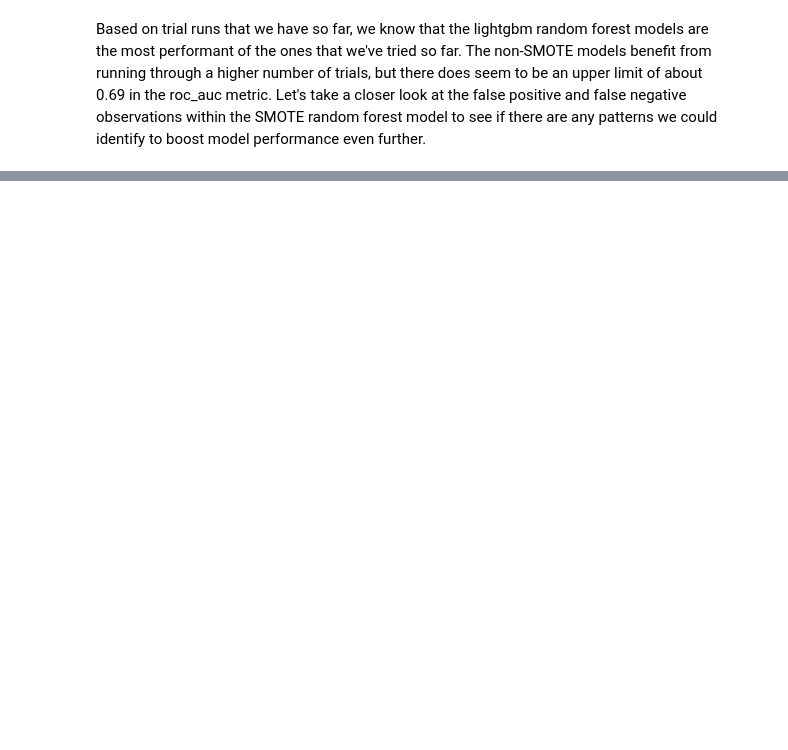
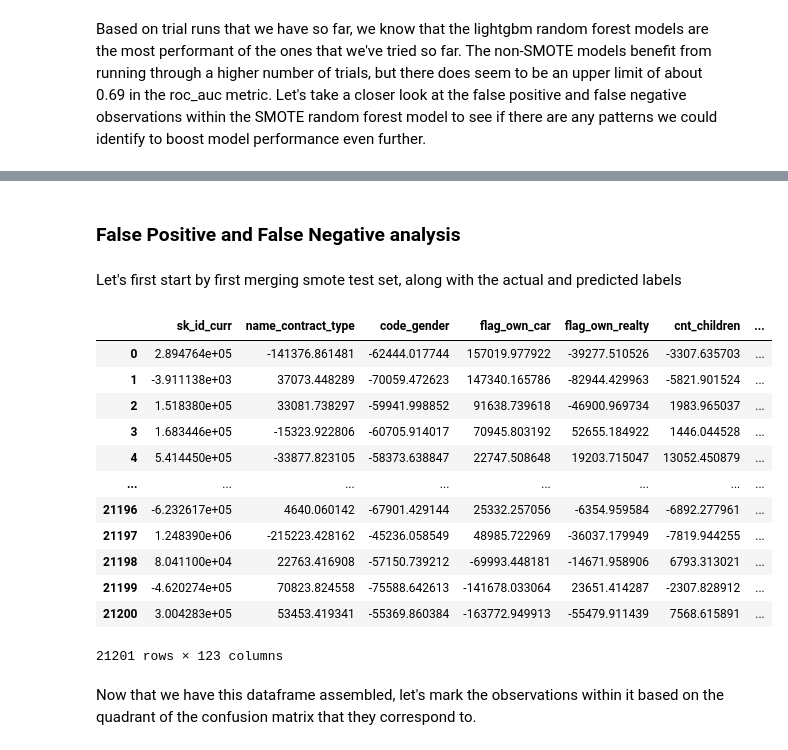
Before and after one commit to lrobin42/Home_Credit_Default_Prediction, a Jupyter notebook: default_prediction.ipynb, the cells around one changed output, grey strips where cells are left out. Drawn from its saved outputs; the diff is of its cells as text; code cells hidden in the pictures; blank space fills up the shorter version.

```diff
--- a/default_prediction.ipynb
+++ b/default_prediction.ipynb
@@ -392,2 +398,13 @@ model_performance
 # %% [markdown]
 Based on trial runs that we have so far, we know that the lightgbm random forest models are the most performant of the ones that we've tried so far. The non-SMOTE models benefit from running through a higher number of trials, but there does seem to be an upper limit of about 0.69 in the roc_auc metric. Let's take a closer look at the false positive and false negative observations within the SMOTE random forest model to see if there are any patterns we could identify to boost model performance even further.
+# %%
+params: dict = replicate_classifier_tuning(
+    "lgbm_rf", x, y, study_name="lgbm_rf_v2", n_trials=1
+)
+
+lgbm_rf_v2_clf = LGBMClassifier(**params)
+lgbm_rf_v2_clf.fit(smote_x_train, smote_y_train)
+predictions: NDArray = lgbm_rf_v2_clf.predict(smote_x_test)
+
+
+calculate_model_statistics(smote_y_test, predictions)
@@ -393,0 +419,25 @@ Based on trial runs that we have so far, we know that the lightgbm random forest
+# %% [markdown]
+### False Positive and False Negative analysis
+# %% [markdown]
+Let's first start by first merging smote test set, along with the actual and predicted labels
+# %%
+prediction_df = pd.DataFrame(smote_x_test, columns=x.columns)
+prediction_df["y_actual"] = smote_y_test
+prediction_df["y_predicted"] = predictions
+prediction_df
+# %% [output]
+|  | sk_id_curr | name_contract_type | code_gender | flag_own_car | flag_own_realty | cnt_children | ... |
+| 0 | 2.894764e+05 | -141376.861481 | -62444.017744 | 157019.977922 | -39277.510526 | -3307.635703 | ... |
+| 1 | -3.911138e+03 | 37073.448289 | -70059.472623 | 147340.165786 | -82944.429963 | -5821.901524 | ... |
+| 2 | 1.518380e+05 | 33081.738297 | -59941.998852 | 91638.739618 | -46900.969734 | 1983.965037 | ... |
+| 3 | 1.683446e+05 | -15323.922806 | -60705.914017 | 70945.803192 | 52655.184922 | 1446.044528 | ... |
+| 4 | 5.414450e+05 | -33877.823105 | -58373.638847 | 22747.508648 | 19203.715047 | 13052.450879 | ... |
+| ... | ... | ... | ... | ... | ... | ... | ... |
+| 21196 | -6.232617e+05 | 4640.060142 | -67901.429144 | 25332.257056 | -6354.959584 | -6892.277961 | ... |
+| 21197 | 1.248390e+06 | -215223.428162 | -45236.058549 | 48985.722969 | -36037.179949 | -7819.944255 | ... |
+| 21198 | 8.041100e+04 | 22763.416908 | -57150.739212 | -69993.448181 | -14671.958906 | 6793.313021 | ... |
+| 21199 | -4.620274e+05 | 70823.824558 | -75588.642613 | -141678.033064 | 23651.414287 | -2307.828912 | ... |
+| 21200 | 3.004283e+05 | 53453.419341 | -55369.860384 | -163772.949913 | -55479.911439 | 7568.615891 | ... |
+21201 rows × 123 columns
+# %% [markdown]
+Now that we have this dataframe assembled, let's mark the observations within it based on the quadrant of the confusion matrix that they correspond to.
```
Also changed, not shown: parts of 10 cells of this notebook, 1 other file.
